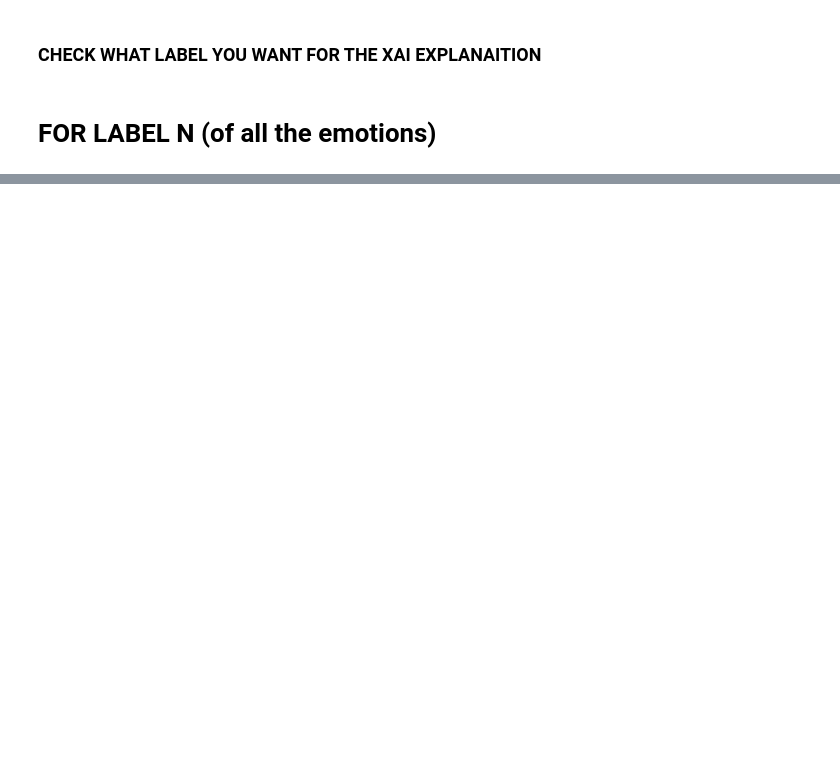
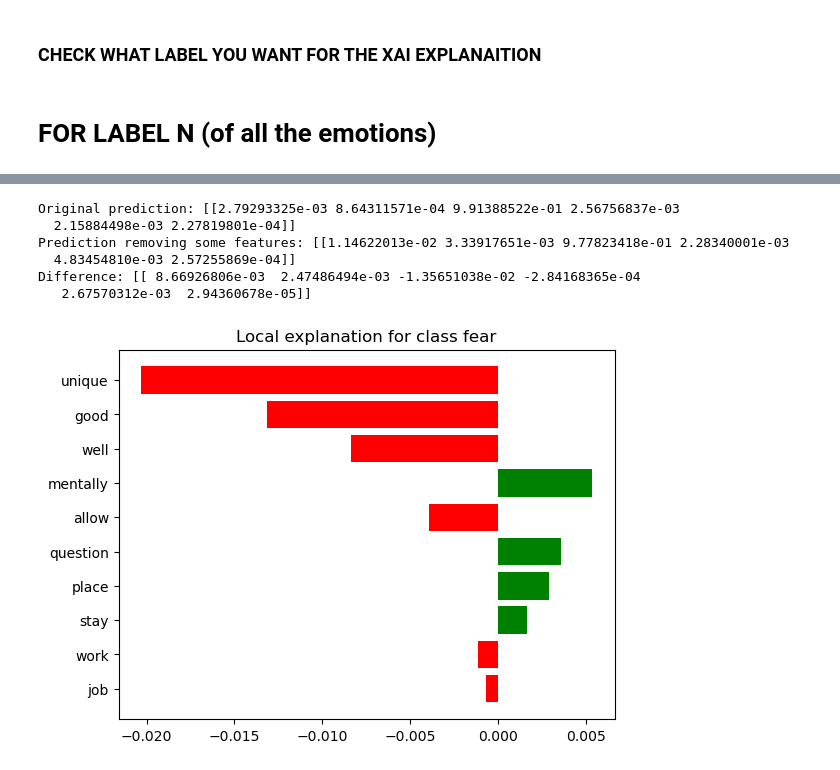
Before and after one commit to SaraHoxha/emotion-detection-txa, a Jupyter notebook: Explainability/SVM_LIME.ipynb, the cells around one changed output, grey strips where cells are left out. Drawn from its saved outputs; the diff is of its cells as text; code cells hidden in the pictures; blank space fills up the shorter version.

```diff
--- a/Explainability/SVM_LIME.ipynb
+++ b/Explainability/SVM_LIME.ipynb
@@ -37,0 +51,31 @@ predi = clf.predict(X_test)
+# %%
+from sklearn.pipeline import Pipeline
+from sklearn.feature_selection import SelectKBest, chi2  # Import SelectKBest and chi2
+from sklearn.feature_extraction.text import TfidfTransformer, CountVectorizer
+from sklearn.svm import LinearSVC, SVC
+
+opt_pipeline = Pipeline([
+    ('sel', SelectKBest(chi2)),  # feature selection
+    ('tfidf', TfidfTransformer()),  # weighting
+    ('learner', SVC(kernel = 'linear', probability=True))  # learning algorithm
+])
+
+from sklearn.model_selection import RandomizedSearchCV
+from scipy.stats import loguniform
+
+budget = 10
+
+r_param_grid = [
+    {'sel__k': [3000], 'learner__C': [2.6087754300783432]},
+]
+
+optr_search = RandomizedSearchCV(opt_pipeline, r_param_grid, cv=2, n_iter=budget, n_jobs=-1, verbose=True).fit(X_train_tok, y_train)
+
+optr_predictions = optr_search.best_estimator_.predict(X_test_tok)
+
+from sklearn.metrics import classification_report, accuracy_score
+
+print(f"Accuracy: {accuracy_score(y_test, optr_predictions)}")
+
+print("Classification Report:")
+print(classification_report(y_test, optr_predictions))
@@ -45,3 +125,5 @@ c = make_pipeline(vectorizer, clf)
+# %%
+c = make_pipeline(vect, optr_search.best_estimator_)
 # %% [markdown]
 # Making explainable predictions
 # %%
@@ -67,8 +152,8 @@ for x in y_test:
 # %% [markdown]
 # FOR LABEL N (of all the emotions)
 # %%
-idx = 26
-exp_nontoxic = explainer.explain_instance(X_test[idx], c.predict_proba, num_features=10)
+idx = 47
+exp_joy = explainer.explain_instance(X_test[idx], c.predict_proba, num_features=10)
 print('Document id: %d' % idx)
-print('Probability(toxic) =', c.predict_proba([X_test[idx]])[0,1])
-print('True class: %s' % class_names[y_test[idx]])
+print('Probability(toxic) =', dict(zip(class_names,c.predict_proba([X_test[idx]])[0])))
+print('True class: %s' % y_test[idx])
@@ -77,12 +177,21 @@ exp_nontoxic.as_list()
 # %%
-print('Original prediction:', clf.predict_proba(X_test_tok[idx])[0,1])
+print('Original prediction:', modl.best_estimator_.predict_proba(X_test_tok[idx]))
 tmp = X_test_tok[idx].copy()
 ########CHANGE THE WORDS THAT YOU WANT TO ANALIZE FROM TEXT
-tmp[0,vectorizer.vocabulary_['talk']] = 0
-tmp[0,vectorizer.vocabulary_['pretending']] = 0
-print('Prediction removing some features:', clf.predict_proba(tmp)[0,1])
-print('Difference:', clf.predict_proba(tmp)[0,1] - clf.predict_proba(X_test_tok[idx])[0,1])
+tmp[0,vect.vocabulary_['good']] = 0
+tmp[0,vect.vocabulary_['allow']] = 0
+print('Prediction removing some features:', modl.best_estimator_.predict_proba(tmp))
+print('Difference:', modl.best_estimator_.predict_proba(tmp) - modl.best_estimator_.predict_proba(X_test_tok[idx]))
+# %% [output]
+Original prediction: [[2.79293325e-03 8.64311571e-04 9.91388522e-01 2.56756837e-03
+  2.15884498e-03 2.27819801e-04]]
+Prediction removing some features: [[1.14622013e-02 3.33917651e-03 9.77823418e-01 2.28340001e-03
+  4.83454810e-03 2.57255869e-04]]
+Difference: [[ 8.66926806e-03  2.47486494e-03 -1.35651038e-02 -2.84168365e-04
+   2.67570312e-03  2.94360678e-05]]
 # %%
 %matplotlib inline
-fig = exp_nontoxic.as_pyplot_figure()
+fig = exp_joy.as_pyplot_figure()
+# %% [output]
+[figure, added]
 # %%
```
Also changed, not shown: parts of 13 cells of this notebook, 5 other files.
